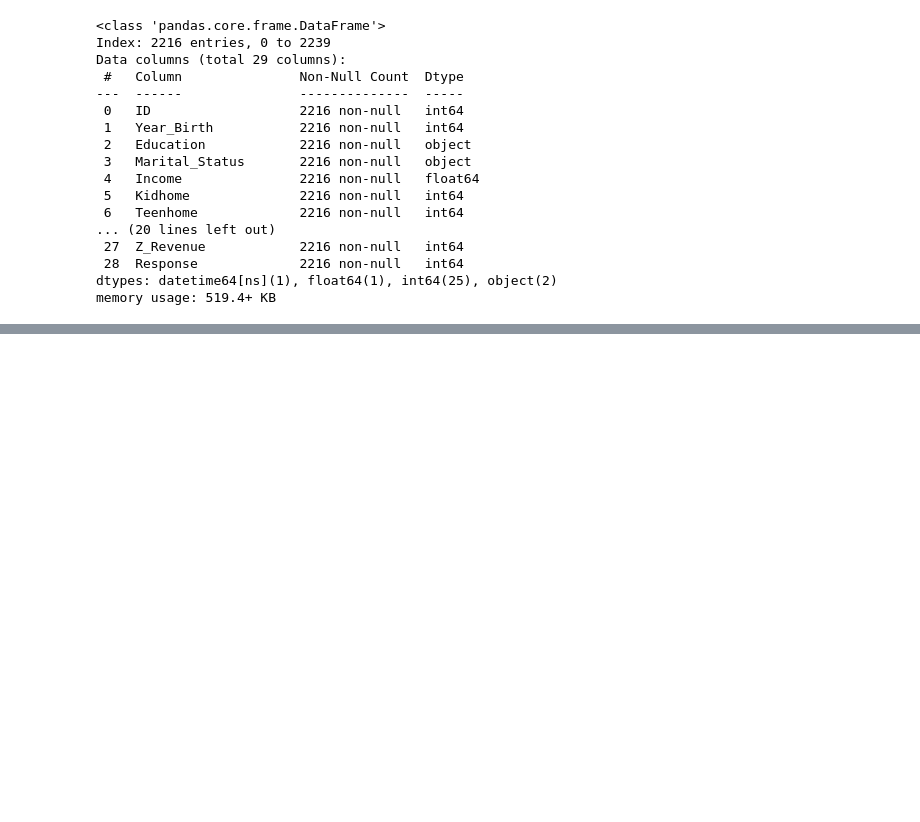
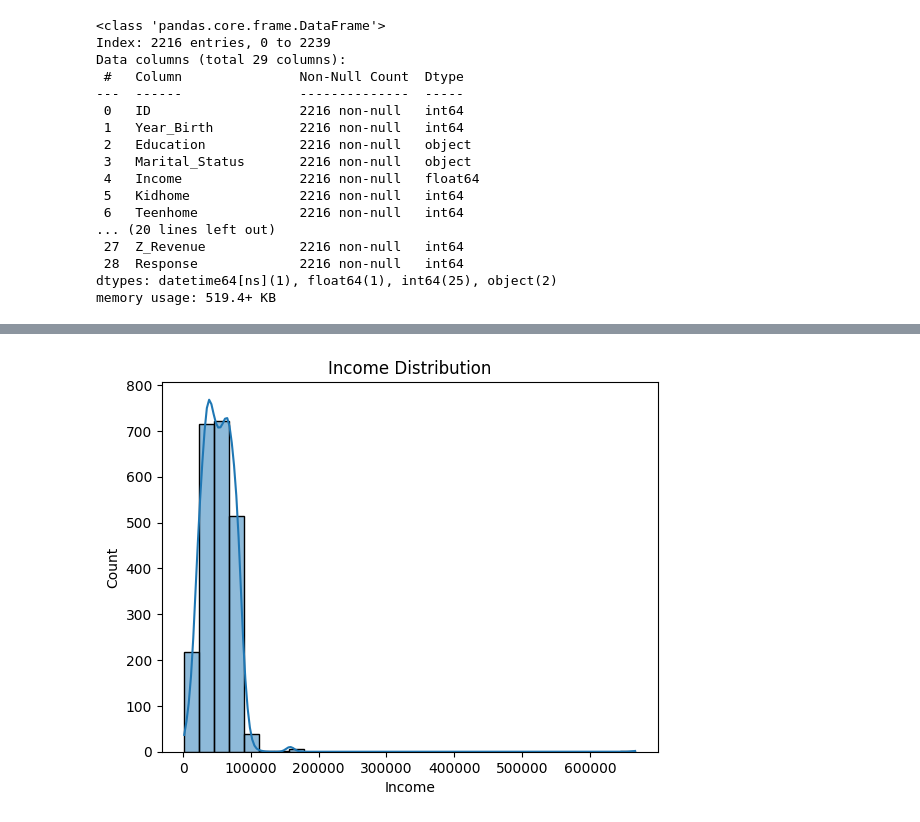
Before and after one commit to PrasadLakhpati/segAI, a Jupyter notebook: Grocery_Customer_Segmentation/Grocery_Customer_Analysis.ipynb, the cells around one changed output, grey strips where cells are left out. Saved outputs shown, nothing was run; the diff lists cells and outputs as text; code cells hidden in the pictures; blank space fills up the shorter version.

```diff
--- a/Grocery_Customer_Segmentation/Grocery_Customer_Analysis.ipynb
+++ b/Grocery_Customer_Segmentation/Grocery_Customer_Analysis.ipynb
@@ -140,0 +232,6 @@ memory usage: 519.4+ KB
+# %%
+sns.histplot(df['Income'], bins=30, kde=True)
+plt.title("Income Distribution")
+plt.show()
+# %% [output]
+[figure, added]
```
Also changed, not shown: parts of 54 cells of this notebook, 5 other files.
